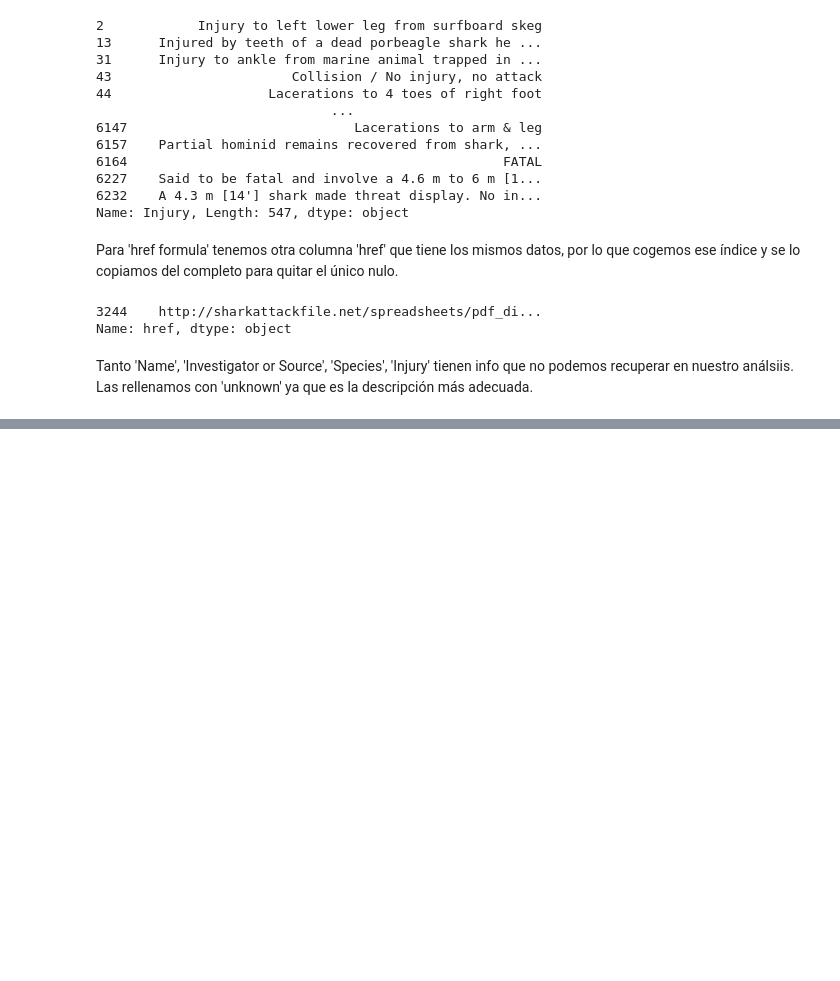
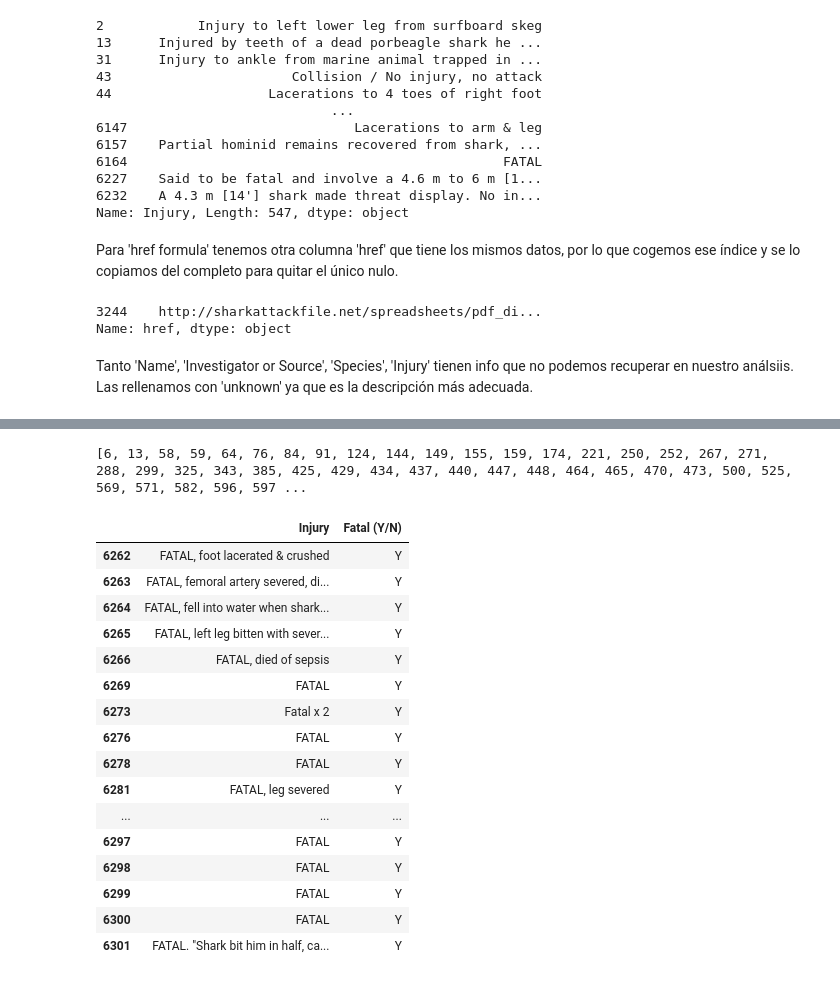
Before and after one commit to NereaRiveiro/Proyecto-1_Sharkniceria, a Jupyter notebook: src/main.ipynb, the cells around one changed output, grey strips where cells are left out. Saved outputs shown, nothing was run; the diff lists cells and outputs as text; code cells hidden in the pictures; blank space fills up the shorter version.

```diff
--- a/src/main.ipynb
+++ b/src/main.ipynb
@@ -176,6 +189,6 @@ shark_cnulos[['Case Number', 'Case Number.1', 'Case Number.2']].tail()
 shark_cnulos['Case Number'] = shark_cnulos['Case Number'] = 0
 shark_cnulos['Case Number'] = shark_cnulos['Case Number'].astype(int)
 # %%
-shark_cnulos['Case Number'] = shark_cnulos['Case Number'] = [x for x in range(6302)]
+shark_cnulos['Case Number'] = shark_cnulos['Case Number'] = [x for x in range(1, 6303)]
 shark_cnulos['Case Number'].head()
 # %% [output]
@@ -263,5 +279,7 @@ Name: href, dtype: object
 shark_cnulos['href formula'] = shark_cnulos.loc[3244, 'href formula'] = shark_cnulos.loc[3244,'href']
 # %% [markdown]
 Tanto 'Name', 'Investigator or Source', 'Species', 'Injury' tienen info que no podemos recuperar en nuestro análsiis. Las rellenamos con 'unknown' ya que es la descripción más adecuada.
+# %%
+shark_cnulos['Species'] = shark_cnulos['Species'].astype(str)
 # %%
-shark_cnulos[['Name', 'Investigator or Source', 'Injury']].fillna('unknown')
+shark_cnulos[['Name', 'Species', 'Investigator or Source', 'Injury', 'Activity', 'Age']] = shark_cnulos[['Name', 'Species', 'Investigator or Source', 'Injury', 'Activity', 'Age']].fillna('unknown')
@@ -281,0 +320,28 @@ shark_cnulos[['Name', 'Investigator or Source', 'Injury']].fillna('unknown')
+# %%
+shark_cnulos['Injury'] = shark_cnulos['Injury'].astype(str)
+# %%
+filas_inj = shark_cnulos[shark_cnulos['Injury'].str.contains("(?i)fatal|remains|bodies|body|death|dead|drowning|drowned|drowing|postmortem|recovered|disappeared")].index.tolist()
+
+print(filas_inj)
+# %% [output]
+[6, 13, 58, 59, 64, 76, 84, 91, 124, 144, 149, 155, 159, 174, 221, 250, 252, 267, 271, 288, 299, 325, 343, 385, 425, 429, 434, 437, 440, 447, 448, 464, 465, 470, 473, 500, 525, 569, 571, 582, 596, 597 ...
+# %%
+shark_cnulos.loc[shark_cnulos['Injury'].str.contains("(?i)fatal"), ['Injury', 'Fatal (Y/N)']].tail(25)
+# %% [output]
+|  | Injury | Fatal (Y/N) |
+| 6262 | FATAL, foot lacerated & crushed | Y |
+| 6263 | FATAL, femoral artery severed, di... | Y |
+| 6264 | FATAL, fell into water when shark... | Y |
+| 6265 | FATAL, left leg bitten with sever... | Y |
+| 6266 | FATAL, died of sepsis | Y |
+| 6269 | FATAL | Y |
+| 6273 | Fatal x 2 | Y |
+| 6276 | FATAL | Y |
+| 6278 | FATAL | Y |
+| 6281 | FATAL, leg severed | Y |
+| ... | ... | ... |
+| 6297 | FATAL | Y |
+| 6298 | FATAL | Y |
+| 6299 | FATAL | Y |
+| 6300 | FATAL | Y |
+| 6301 | FATAL. "Shark bit him in half, ca... | Y |
```
Also changed, not shown: parts of 32 cells of this notebook.
